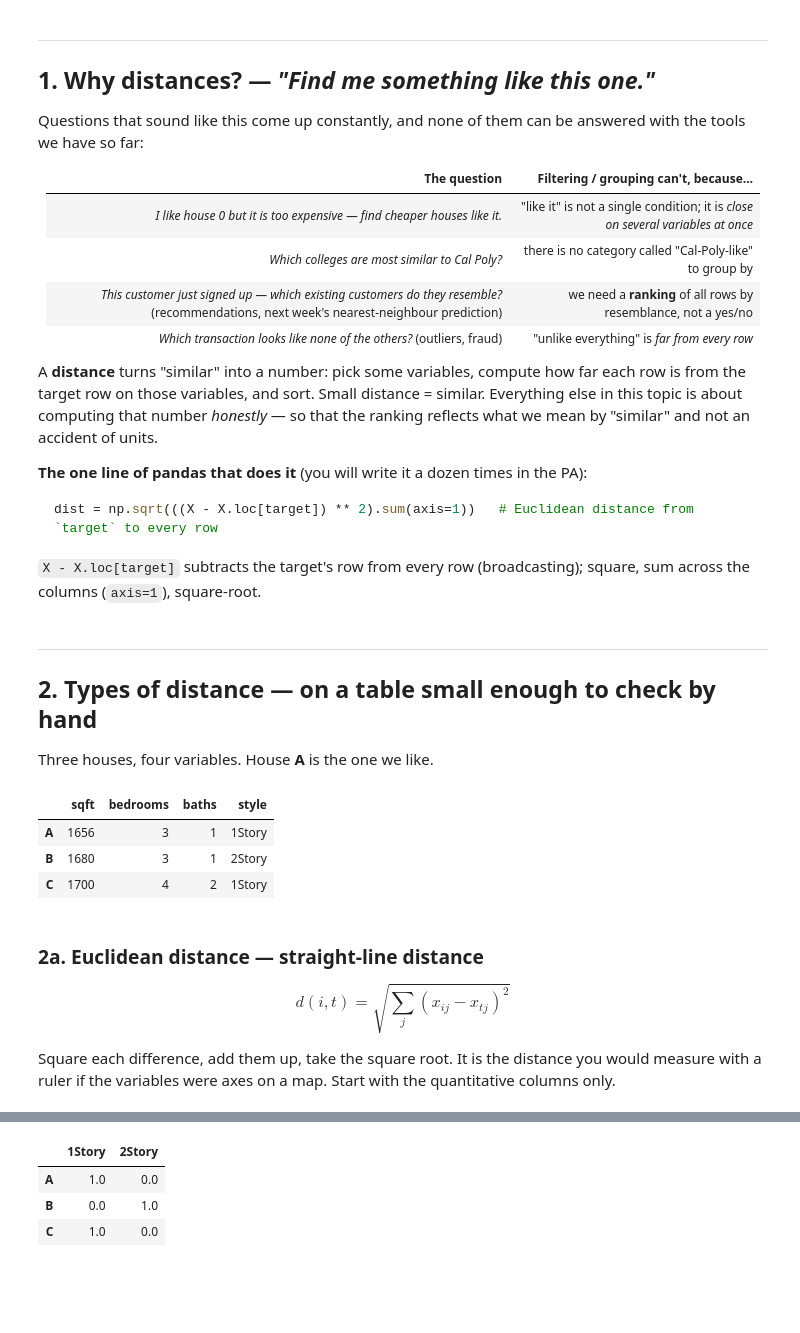
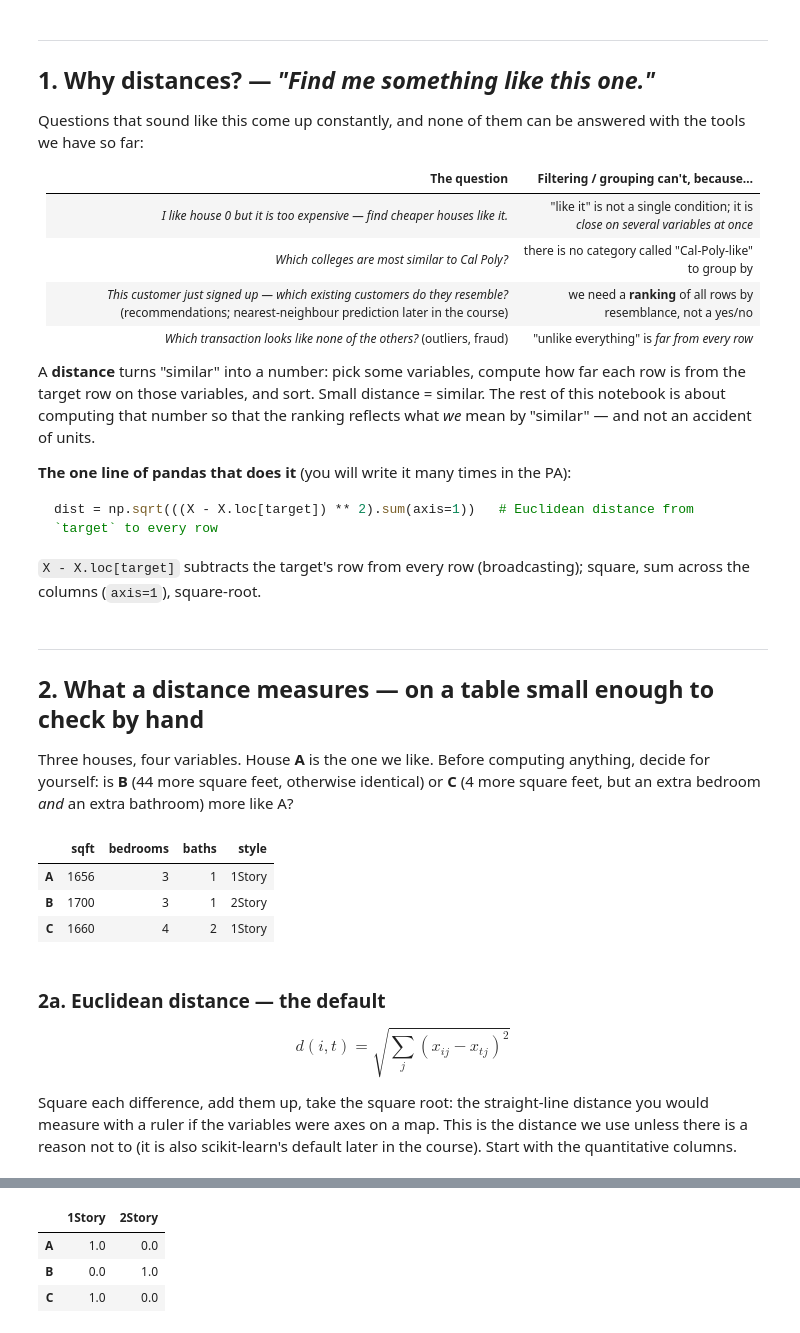
Before and after one commit to gato365/gsb5544_instructor_learn_prep, a Jupyter notebook: assignments/practice_activities/week_3/distances_between_observations/GSB5544_Topic_3_2_Distances_Between_Observations-solution.ipynb, the cells around one changed output, grey strips where cells are left out. Cells and saved outputs as stored; diff of their text form; code cells hidden in the pictures; blank space fills up the shorter version.

````diff
--- a/assignments/practice_activities/week_3/distances_between_observations/GSB5544_Topic_3_2_Distances_Between_Observations-solution.ipynb
+++ b/assignments/practice_activities/week_3/distances_between_observations/GSB5544_Topic_3_2_Distances_Between_Observations-solution.ipynb
@@ -24,12 +26,12 @@ Questions that sound like this come up constantly, and none of them can be answe
 |---|---|
 | *I like house 0 but it is too expensive — find cheaper houses like it.* | "like it" is not a single condition; it is *close on several variables at once* |
 | *Which colleges are most similar to Cal Poly?* | there is no category called "Cal-Poly-like" to group by |
-| *This customer just signed up — which existing customers do they resemble?* (recommendations, next week's nearest-neighbour prediction) | we need a **ranking** of all rows by resemblance, not a yes/no |
+| *This customer just signed up — which existing customers do they resemble?* (recommendations; nearest-neighbour prediction later in the course) | we need a **ranking** of all rows by resemblance, not a yes/no |
 | *Which transaction looks like none of the others?* (outliers, fraud) | "unlike everything" is *far from every row* |
 
-A **distance** turns "similar" into a number: pick some variables, compute how far each row is from the target row on those variables, and sort. Small distance = similar. Everything else in this topic is about computing that number *honestly* — so that the ranking reflects what we mean by "similar" and not an accident of units.
+A **distance** turns "similar" into a number: pick some variables, compute how far each row is from the target row on those variables, and sort. Small distance = similar. The rest of this notebook is about computing that number so that the ranking reflects what *we* mean by "similar" — and not an accident of units.
 
-**The one line of pandas that does it** (you will write it a dozen times in the PA):
+**The one line of pandas that does it** (you will write it many times in the PA):
 
 ```python
 dist = np.sqrt(((X - X.loc[target]) ** 2).sum(axis=1))   # Euclidean distance from `target` to every row
@@ -38,28 +40,28 @@ dist = np.sqrt(((X - X.loc[target]) ** 2).sum(axis=1))   # Euclidean distance fr
 `X - X.loc[target]` subtracts the target's row from every row (broadcasting); square, sum across the columns (`axis=1`), square-root.
 # %% [markdown]
 ---
-## 2. Types of distance — on a table small enough to check by hand
+## 2. What a distance measures — on a table small enough to check by hand
 
-Three houses, four variables. House **A** is the one we like.
+Three houses, four variables. House **A** is the one we like. Before computing anything, decide for yourself: is **B** (44 more square feet, otherwise identical) or **C** (4 more square feet, but an extra bedroom *and* an extra bathroom) more like A?
 # %%
 houses = pd.DataFrame({
-    "sqft":     [1656, 1680, 1700],
+    "sqft":     [1656, 1700, 1660],
     "bedrooms": [3,    3,    4],
     "baths":    [1,    1,    2],
     "style":    ["1Story", "2Story", "1Story"],
 }, index=["A", "B", "C"])
 houses
 # %% [output]
 |  | sqft | bedrooms | baths | style |
 | A | 1656 | 3 | 1 | 1Story |
-| B | 1680 | 3 | 1 | 2Story |
-| C | 1700 | 4 | 2 | 1Story |
+| B | 1700 | 3 | 1 | 2Story |
+| C | 1660 | 4 | 2 | 1Story |
 # %% [markdown]
-### 2a. Euclidean distance — straight-line distance
+### 2a. Euclidean distance — the default
 
 $$d(i,t) = \sqrt{\sum_j (x_{ij} - x_{tj})^2}$$
 
-Square each difference, add them up, take the square root. It is the distance you would measure with a ruler if the variables were axes on a map. Start with the quantitative columns only.
+Square each difference, add them up, take the square root: the straight-line distance you would measure with a ruler if the variables were axes on a map. This is the distance we use unless there is a reason not to (it is also scikit-learn's default later in the course). Start with the quantitative columns.
 # %%
 X = houses[["sqft", "bedrooms", "baths"]]
 
````
Also changed, not shown: parts of 39 cells of this notebook, 2 other files.
